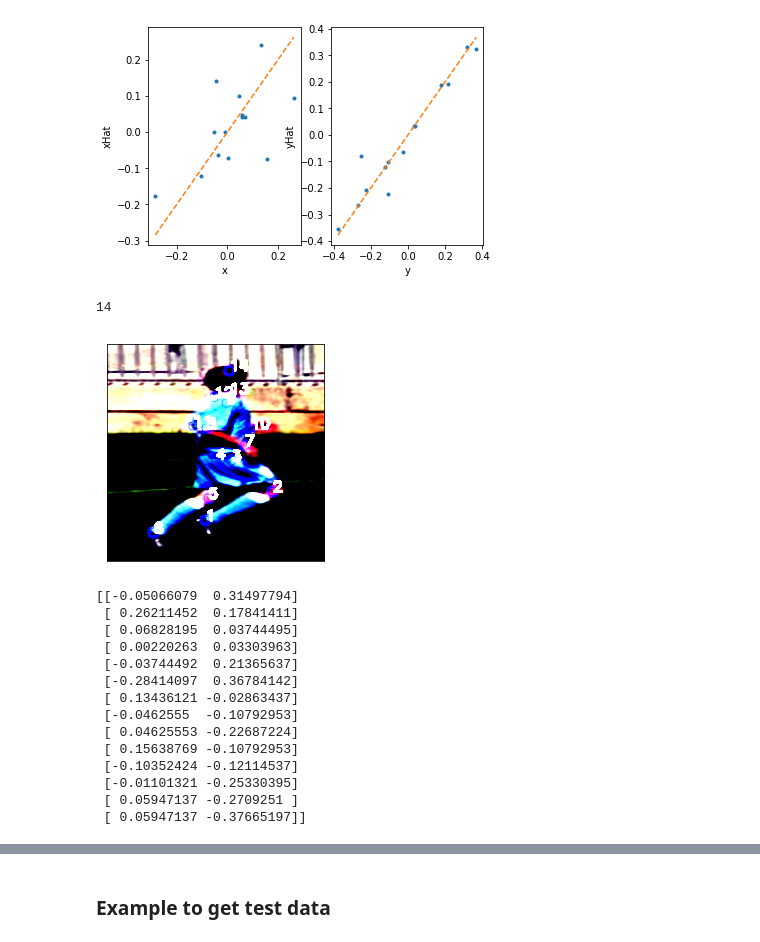
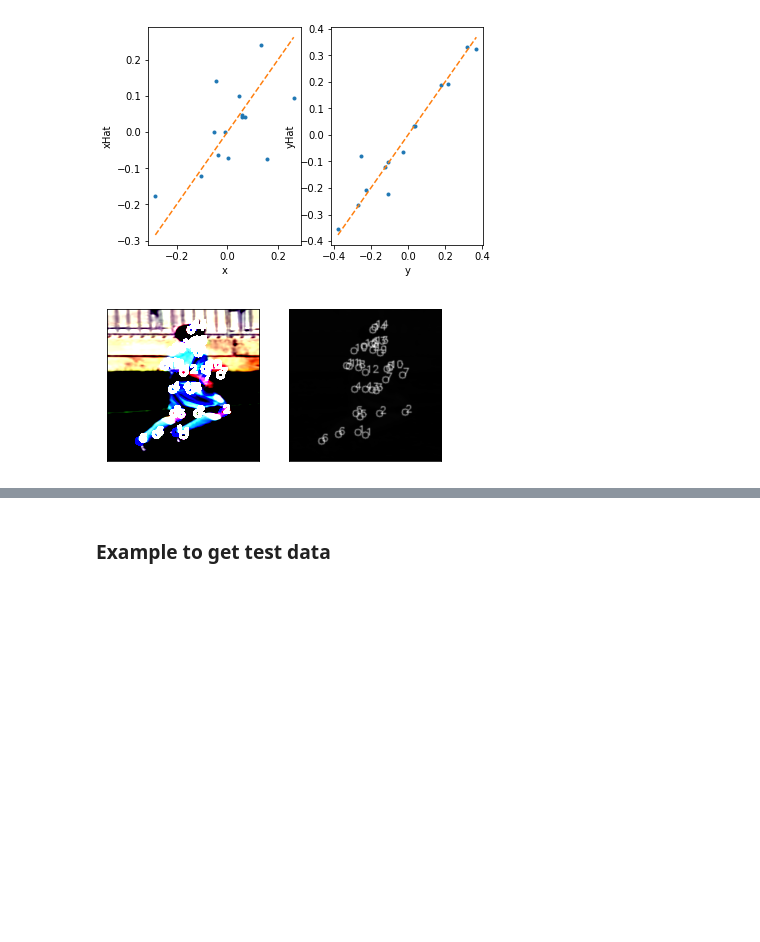
Before and after one commit to ys7yoo/deeppose_tf, a Jupyter notebook: testLSP.ipynb, the cells around one changed output, grey strips where cells are left out. Drawn from its saved outputs; the diff is of its cells as text; code cells hidden in the pictures; blank space fills up the shorter version.

Commit message:
plotting

```diff
--- a/testLSP.ipynb
+++ b/testLSP.ipynb
@@ -27,7 +27,8 @@ from scripts import config
 # %%
 # this was main function
 dataset_name = 'lsp'
-snapshot_path = 'out/lsp_alexnet_imagenet/checkpoint-1000000'
+#snapshot_path = 'out/lsp_alexnet_imagenet/checkpoint-1000000'
+snapshot_path = '/var/data/out/lsp_alexnet_imagenet/checkpoint-1000000'
 
 # init_snapshot_path = os.path.join(config.ROOT_DIR, 'out/mpii_alexnet_imagenet/checkpoint-10000')
 # init_snapshot_path = os.path.join(config.ROOT_DIR, 'out/lsp_alexnet_scratch/checkpoint-10000')
@@ -287,54 +420,49 @@ plt.xlabel('y');plt.ylabel('yHat');
 # %% [output]
 [figure]
 # %%
-numJoints, t = joints.shape
-#numJoints, t = predicted_joints[0].shape #joints.shape
-print(numJoints)
+def plotJoints(img, joints, color=(255,255,255)):
+    img = img.copy()
+    numJoints, t = joints.shape
+    #numJoints, t = predicted_joints[0].shape #joints.shape
+    #print(numJoints,t)
 
-circSize=10
-font = cv2.FONT_HERSHEY_SIMPLEX
+    circSize=10
+    font = cv2.FONT_HERSHEY_SIMPLEX
 
-#cv2.drawKeypoints(img,joints,img)
-for i in range(numJoints):
-    #print(joints[i,:])
-    x = joints[i,0]
-    y = joints[i,1]
-    #x = predicted_joints[0][0][i,0]
-    #y = predicted_joints[0][0][i,1]
+    #cv2.drawKeypoints(img,joints,img)
+    for i in range(numJoints):
+        #print(joints[i,:])
+        x = joints[i,0]
+        y = joints[i,1]
+        #x = predicted_joints[0][0][i,0]
+        #y = predicted_joints[0][0][i,1]
 
-    # transform
-    x = int(w/2 + w*x)
-    y = int(h/2 + h*y)
-    #print(x,y)
+        # transform
+        xx = int(w/2 + w*x)
+        yy = int(h/2 + h*y)
+        #print(x,y)
 
-    cv2.circle(img, (x, y), 5, (255, 0, 0)) #, -1)
+        cv2.circle(img, (xx, yy), 5, color) #, -1)
 
-    cv2.putText(img, str(i+1), (x,y), font, 0.5, (255,255,255), 1, cv2.LINE_AA)
-#    cv2.text(img, (x, y), 5, (255, 0, 0)) #, -1)
-    # https://docs.opencv.org/3.1.0/dc/da5/tutorial_py_drawing_functions.html
+        cv2.putText(img, str(i+1), (xx,yy), font, 0.5, (255,255,255), 1, cv2.LINE_AA)
+    #    cv2.text(img, (x, y), 5, (255, 0, 0)) #, -1)
+        # https://docs.opencv.org/3.1.0/dc/da5/tutorial_py_drawing_functions.html
 
+    return img
 
-plt.imshow(img[:,:,::-1], cmap = 'gray', interpolation = 'bicubic')
+plt.subplot(121)
+img1=plotJoints(img,joints, (255,0,0))
+plt.imshow(img1[:,:,::-1], interpolation = 'bicubic')
+#plt.imshow(img[:,:,0], cmap='gray', interpolation = 'bicubic')
+
 plt.xticks([]), plt.yticks([])  # to hide tick values on X and Y axis
+
+plt.subplot(122)
+plotJoints(img, predicted_joints[imageIdx][0])
+#plt.imshow(img[:,:,::-1], cmap = 'gray', interpolation = 'bicubic')
+plt.imshow(img[:,:,0], cmap = 'gray', interpolation = 'bicubic')
+plt.xticks([]), plt.yticks([])  # to hide tick values on X and Y axis
+
 plt.show()
-
-
-
-print(joints)
 # %% [output]
-14
-[figure, old version]
+[figure, new version]
-[[-0.05066079  0.31497794]
- [ 0.26211452  0.17841411]
- [ 0.06828195  0.03744495]
- [ 0.00220263  0.03303963]
- [-0.03744492  0.21365637]
- [-0.28414097  0.36784142]
- [ 0.13436121 -0.02863437]
- [-0.0462555  -0.10792953]
- [ 0.04625553 -0.22687224]
- [ 0.15638769 -0.10792953]
- [-0.10352424 -0.12114537]
- [-0.01101321 -0.25330395]
- [ 0.05947137 -0.2709251 ]
- [ 0.05947137 -0.37665197]]
```
Also changed, not shown: parts of 8 cells of this notebook.
